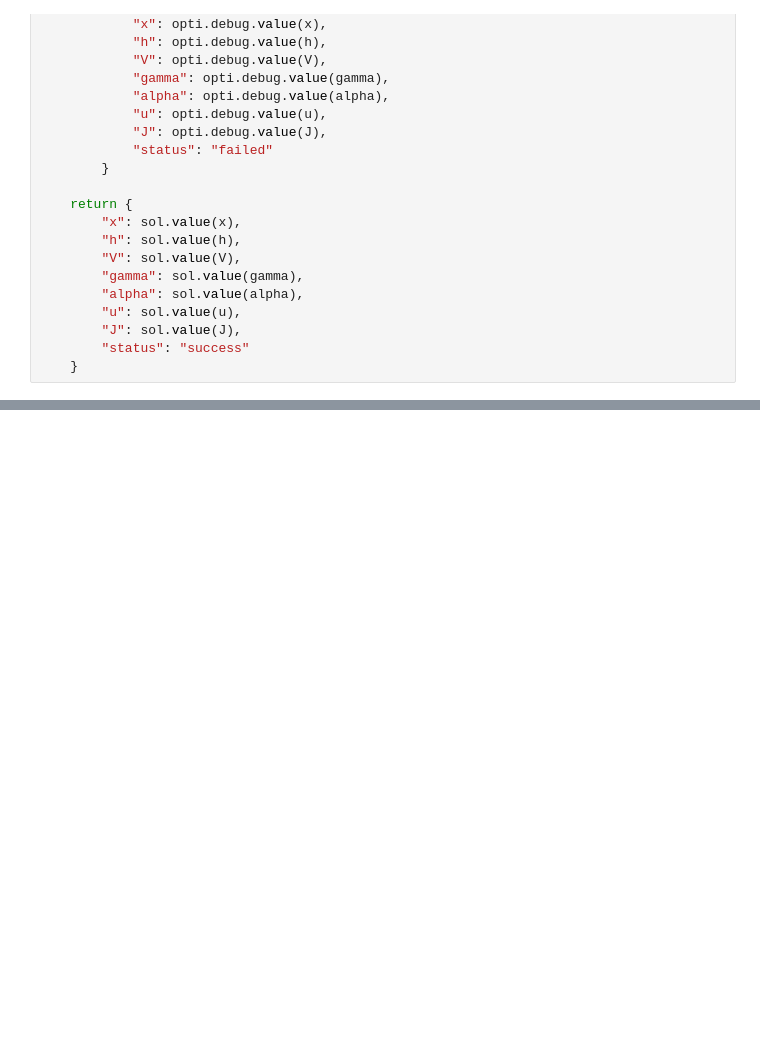
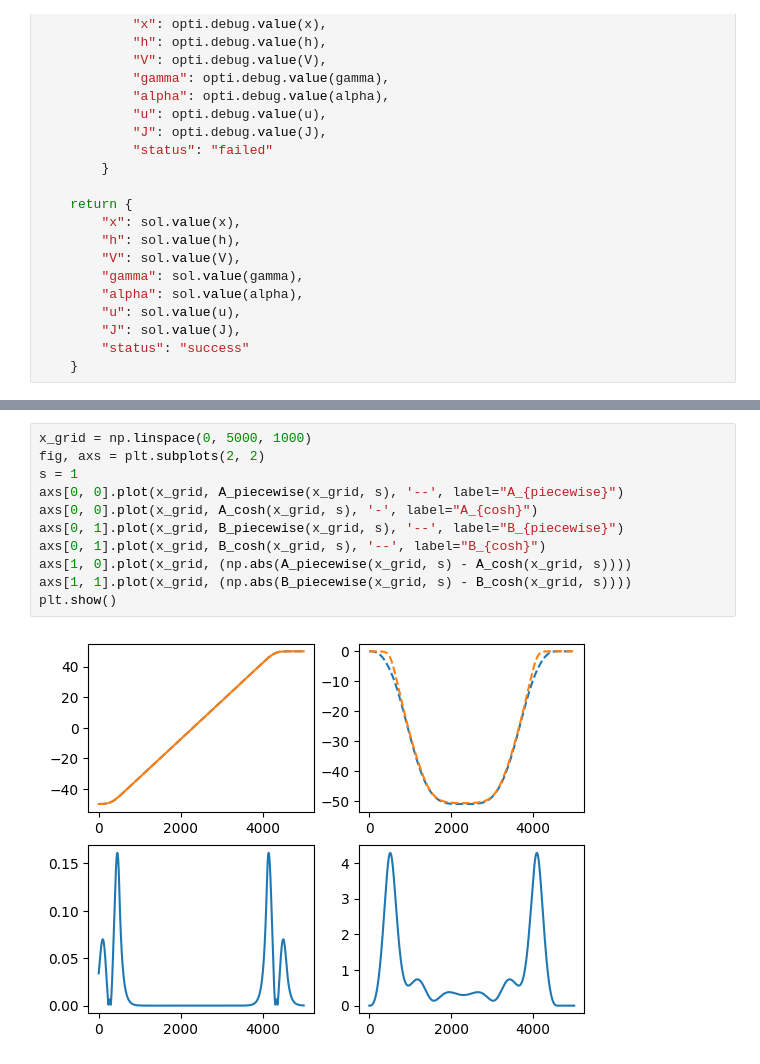
Before and after one commit to MrGoomb0/case_studies_s3, a Jupyter notebook: wider_weaker_wind_PCE_wind_model_comparison.ipynb, the cells around one changed output, grey strips where cells are left out. Cells and saved outputs as stored; diff of their text form; blank space fills up the shorter version.

```diff
--- a/wider_weaker_wind_PCE_wind_model_comparison.ipynb
+++ b/wider_weaker_wind_PCE_wind_model_comparison.ipynb
@@ -742,0 +771,13 @@ plot_pce_trajectories(res2, tf=50, N=100, pce_order=1,
+# %%
+x_grid = np.linspace(0, 5000, 1000)
+fig, axs = plt.subplots(2, 2)
+s = 1
+axs[0, 0].plot(x_grid, A_piecewise(x_grid, s), '--', label="A_{piecewise}")
+axs[0, 0].plot(x_grid, A_cosh(x_grid, s), '-', label="A_{cosh}")
+axs[0, 1].plot(x_grid, B_piecewise(x_grid, s), '--', label="B_{piecewise}")
+axs[0, 1].plot(x_grid, B_cosh(x_grid, s), '--', label="B_{cosh}")
+axs[1, 0].plot(x_grid, (np.abs(A_piecewise(x_grid, s) - A_cosh(x_grid, s))))
+axs[1, 1].plot(x_grid, (np.abs(B_piecewise(x_grid, s) - B_cosh(x_grid, s))))
+plt.show()
+# %% [output]
+[figure, added]
```
Also changed, not shown: parts of 5 cells of this notebook, 1 other file.
